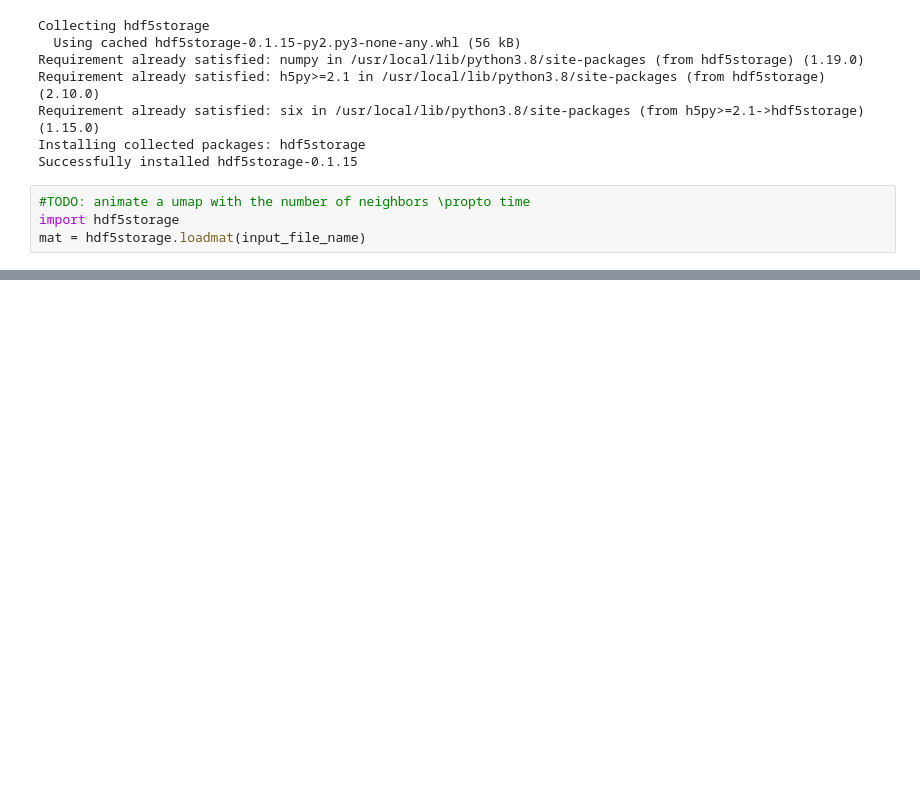
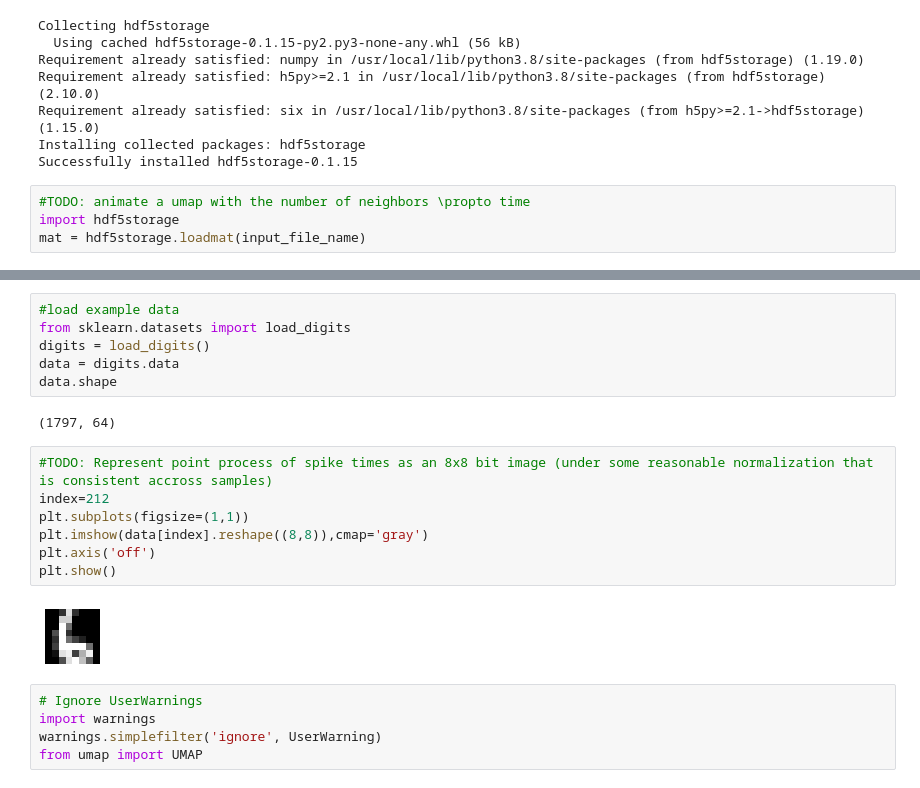
Before and after one commit to TimtheTyrant/neurophysics, a Jupyter notebook: notebooks/animating dimension reduction of spike times as point processes.ipynb, the cells around one changed output, grey strips where cells are left out. Drawn from its saved outputs; the diff is of its cells as text; blank space fills up the shorter version.

```diff
--- a/notebooks/animating dimension reduction of spike times as point processes.ipynb
+++ b/notebooks/animating dimension reduction of spike times as point processes.ipynb
@@ -62,0 +74,22 @@ mat = hdf5storage.loadmat(input_file_name)
+# %%
+#load example data
+from sklearn.datasets import load_digits
+digits = load_digits()
+data = digits.data
+data.shape
+# %% [output]
+(1797, 64)
+# %%
+#TODO: Represent point process of spike times as an 8x8 bit image (under some reasonable normalization that is consistent accross samples)
+index=212
+plt.subplots(figsize=(1,1))
+plt.imshow(data[index].reshape((8,8)),cmap='gray')
+plt.axis('off')
+plt.show()
+# %% [output]
+[figure, added]
+# %%
+# Ignore UserWarnings
+import warnings
+warnings.simplefilter('ignore', UserWarning)
+from umap import UMAP
```
Also changed, not shown: parts of 13 cells of this notebook.
